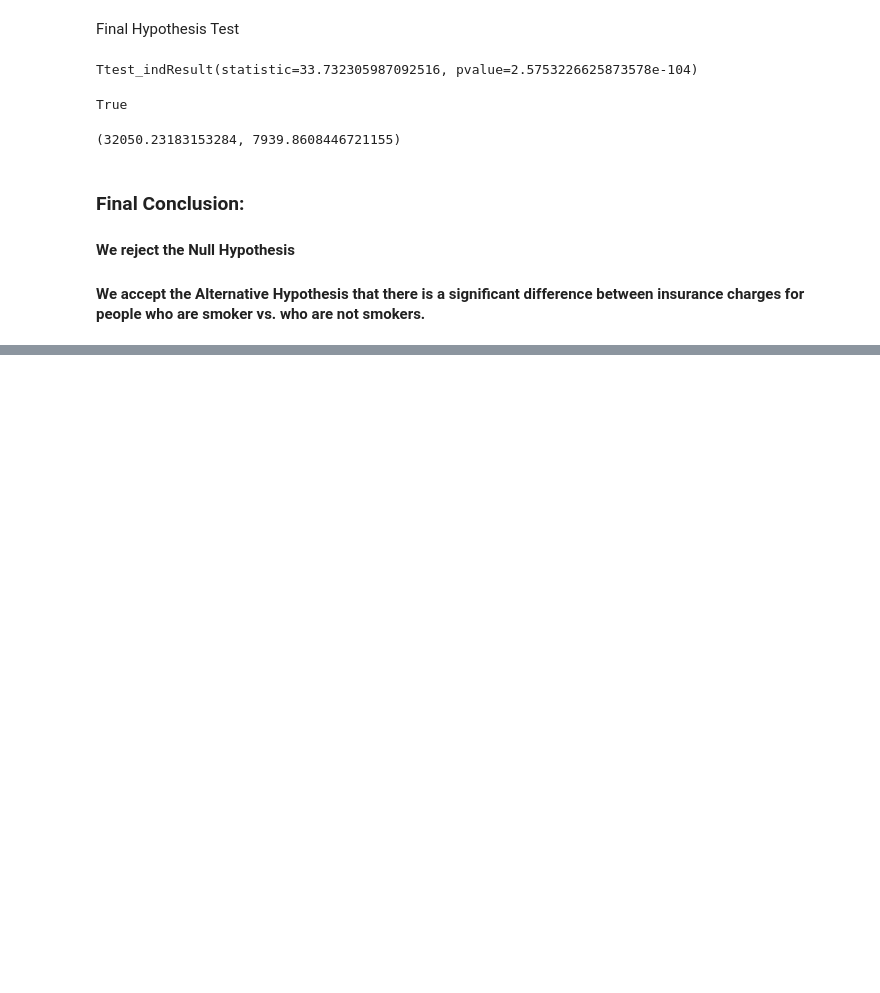
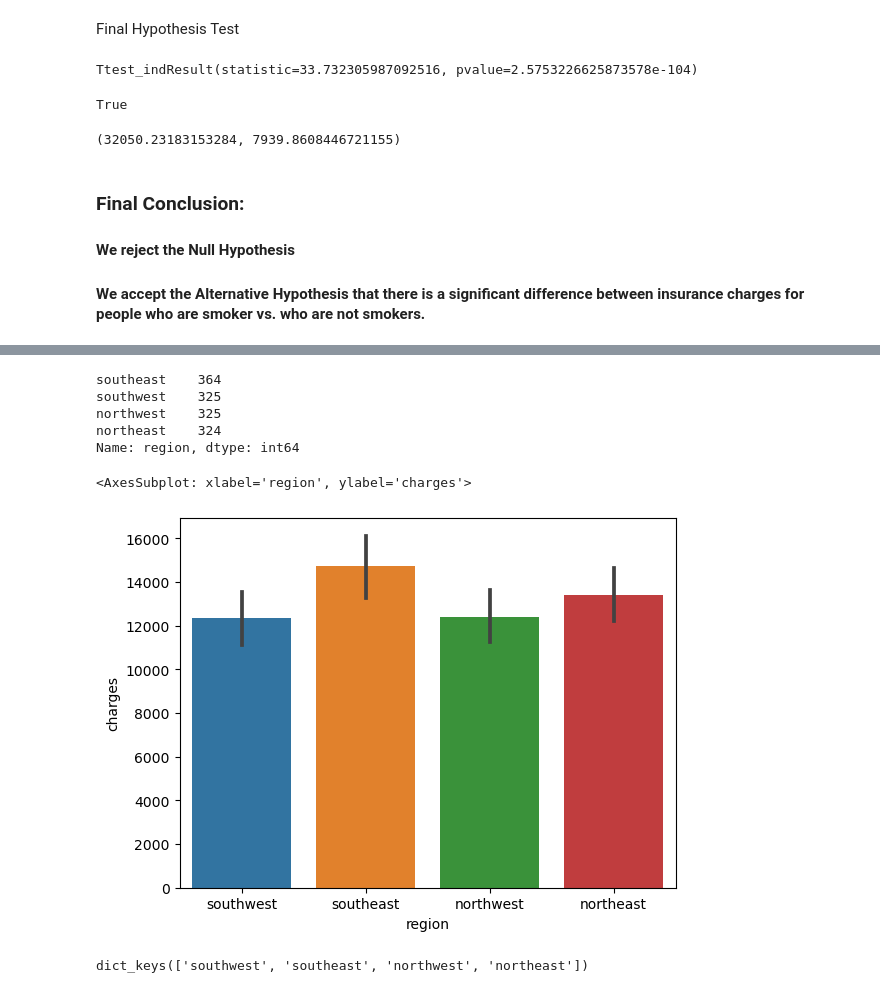
Before and after one commit to SinghNavnoor/CORE_insurance_testing_week_15, a Jupyter notebook: Core_insurance_hypothesis_testing.ipynb, the cells around one changed output, grey strips where cells are left out. Cells and saved outputs as stored; diff of their text form; code cells hidden in the pictures; blank space fills up the shorter version.

```diff
--- a/Core_insurance_hypothesis_testing.ipynb
+++ b/Core_insurance_hypothesis_testing.ipynb
@@ -314,0 +373,28 @@ Q3. Do different regions have different charges, on average?
+# %%
+df2['region'].value_counts()
+# %% [output]
+southeast    364
+southwest    325
+northwest    325
+northeast    324
+Name: region, dtype: int64
+# %%
+sns.barplot(df2, x='region', y= 'charges')
+# %% [output]
+<AxesSubplot: xlabel='region', ylabel='charges'>
+[figure, added]
+# %%
+#Creating groups dictionary. There are 4 groups.
+my_groups = {}
+
+#Looping through all unique categories.
+for i in df2['region'].unique():
+    #getting the series for group and rename
+    data = df2.loc[df2['region'] == i, 'charges'].copy()
+
+    #saving it into the dictionary.
+    my_groups[i] = data
+
+my_groups.keys()
+# %% [output]
+dict_keys(['southwest', 'southeast', 'northwest', 'northeast'])
```
Also changed, not shown: parts of 23 cells of this notebook.
